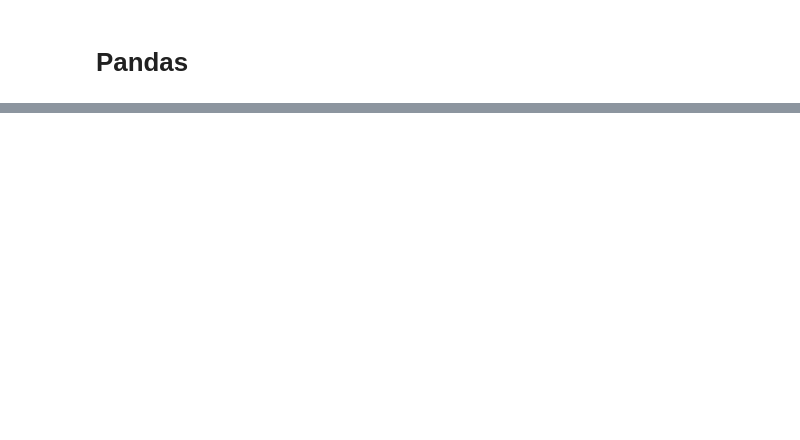
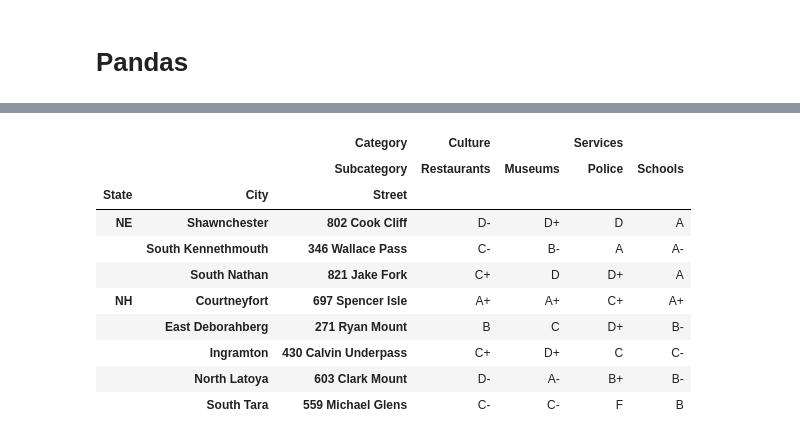
Before and after one commit to victorviro/Machine-Learning-Python, a Jupyter notebook: Pandas.ipynb, the cells around one changed output, grey strips where cells are left out. Drawn from its saved outputs; the diff is of its cells as text; code cells hidden in the pictures; blank space fills up the shorter version.

```diff
--- a/Pandas.ipynb
+++ b/Pandas.ipynb
@@ -792,0 +2140,5 @@ my_DF
+# %%
+dataset_path = ('https://raw.githubusercontent.com/paskhaver/pandas-in-action/'
+                'master/chapter_07_multiindex_dataFrames/neighborhoods.csv')
+neighborhoods = pd.read_csv(dataset_path, index_col = [0, 1, 2], header = [0, 1])
+neighborhoods.head()
@@ -792,0 +2166,6 @@ my_DF
+# %%
+print(f'Names of row indices: {neighborhoods.index.names}')
+neighborhoods.index.get_level_values(1).unique()
+neighborhoods.columns.names = ["Category", "Subcategory"]
+print(f'Names of columns indices: {neighborhoods.columns.names}')
+print(f'Unique values per column:\n{neighborhoods.nunique()}')
@@ -792,0 +2194,4 @@ my_DF
+# %%
+neighborhoods.sort_index()
+neighborhoods.sort_index(ascending = [False, False])
+neighborhoods.sort_index(ascending = True, inplace = True)
@@ -792,0 +2238,19 @@ my_DF
+# %%
+neighborhoods.loc[("TX", "Kingchester", "534 Gordon Falls")]
+neighborhoods.loc["CA"]
+neighborhoods.loc[("CA", "Dustinmouth"), ("Services")]
+neighborhoods["NE":"NH"]
+neighborhoods.loc[("NE", "Shawnchester"):("NH", "North Latoya")]
+neighborhoods.loc[("NE", "Shawnchester"):("NH")]
+# %% [output]
+|  |  | Category | Culture |  | Services |  |
+|  |  | Subcategory | Restaurants | Museums | Police | Schools |
+| State | City | Street |  |  |  |  |
+| NE | Shawnchester | 802 Cook Cliff | D- | D+ | D | A |
+|  | South Kennethmouth | 346 Wallace Pass | C- | B- | A | A- |
+|  | South Nathan | 821 Jake Fork | C+ | D | D+ | A |
+| NH | Courtneyfort | 697 Spencer Isle | A+ | A+ | C+ | A+ |
+|  | East Deborahberg | 271 Ryan Mount | B | C | D+ | B- |
+|  | Ingramton | 430 Calvin Underpass | C+ | D+ | C | C- |
+|  | North Latoya | 603 Clark Mount | D- | A- | B+ | B- |
+|  | South Tara | 559 Michael Glens | C- | C- | F | B |
```
Also changed, not shown: parts of 342 cells of this notebook.
